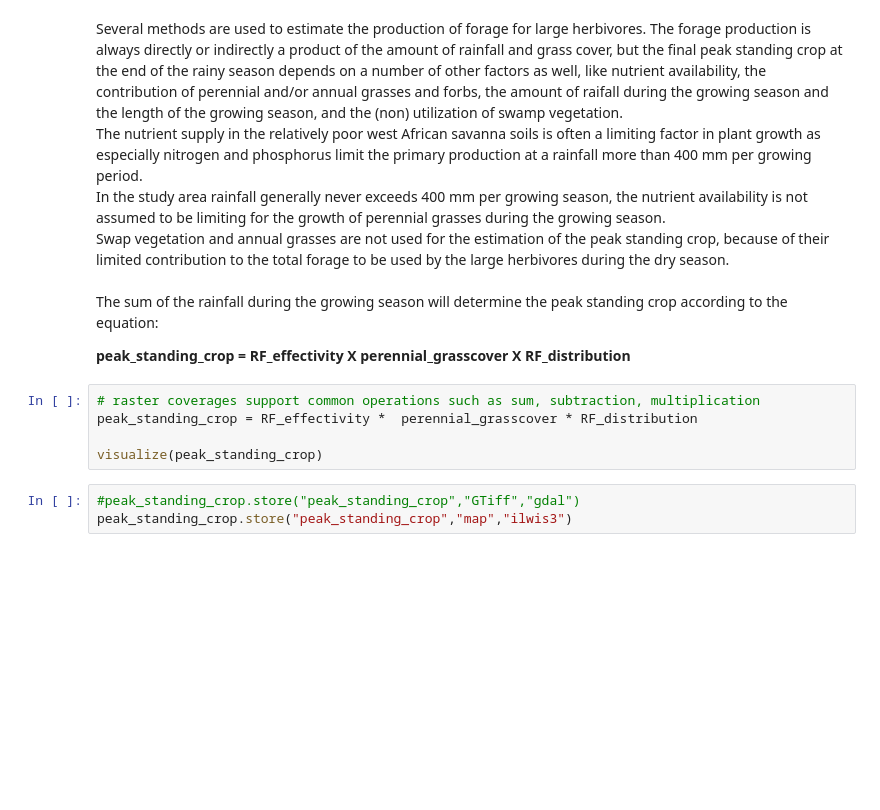
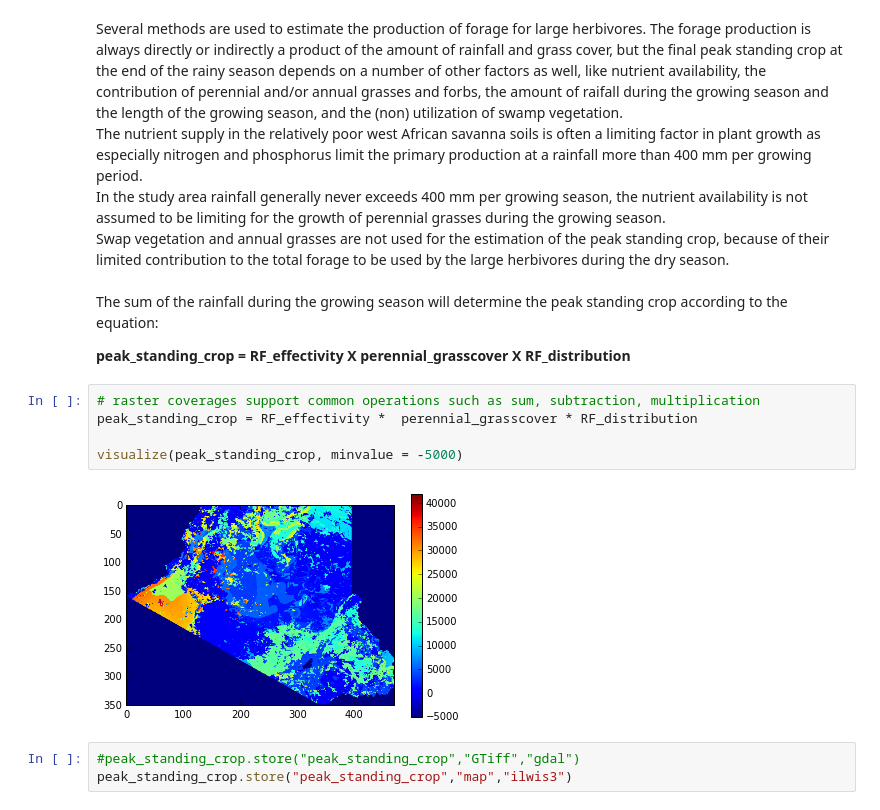
Before and after one commit to piccicla/geopython2016, a Jupyter notebook: geopython.ipynb, the cells around one changed output. Cells and saved outputs as stored; diff of their text form; blank space fills up the shorter version.

```diff
--- a/geopython.ipynb
+++ b/geopython.ipynb
@@ -252,8 +279,10 @@ The sum of the rainfall during the growing season will determine the peak standi
 # %%
 # raster coverages support common operations such as sum, subtraction, multiplication
 peak_standing_crop = RF_effectivity *  perennial_grasscover * RF_distribution
 
-visualize(peak_standing_crop)
+visualize(peak_standing_crop, minvalue = -5000)
+# %% [output]
+[figure, added]
 # %%
 #peak_standing_crop.store("peak_standing_crop","GTiff","gdal")
 peak_standing_crop.store("peak_standing_crop","map","ilwis3")
```
Also changed, not shown: parts of 26 cells of this notebook.
